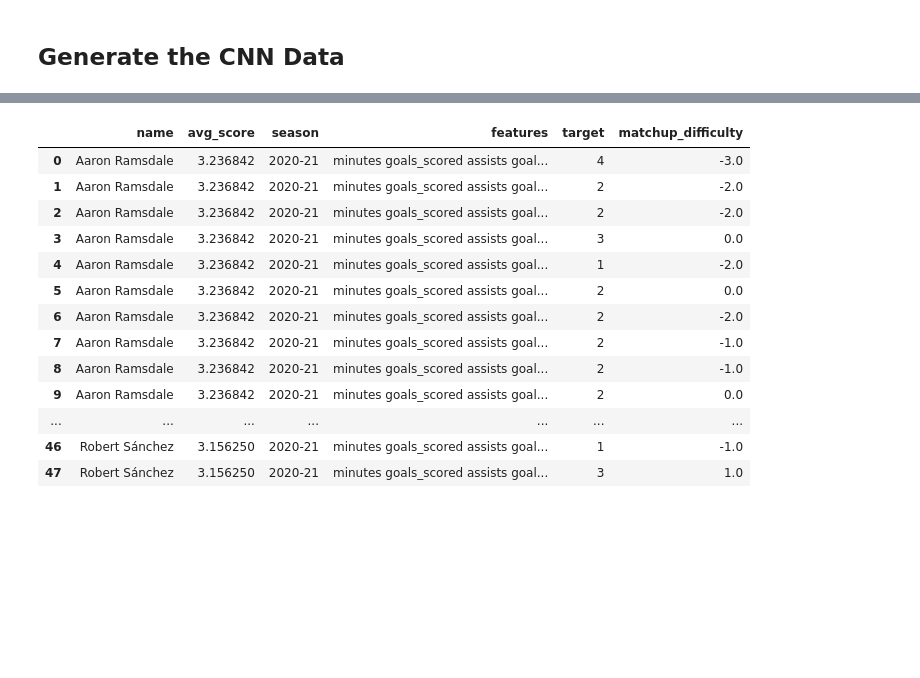
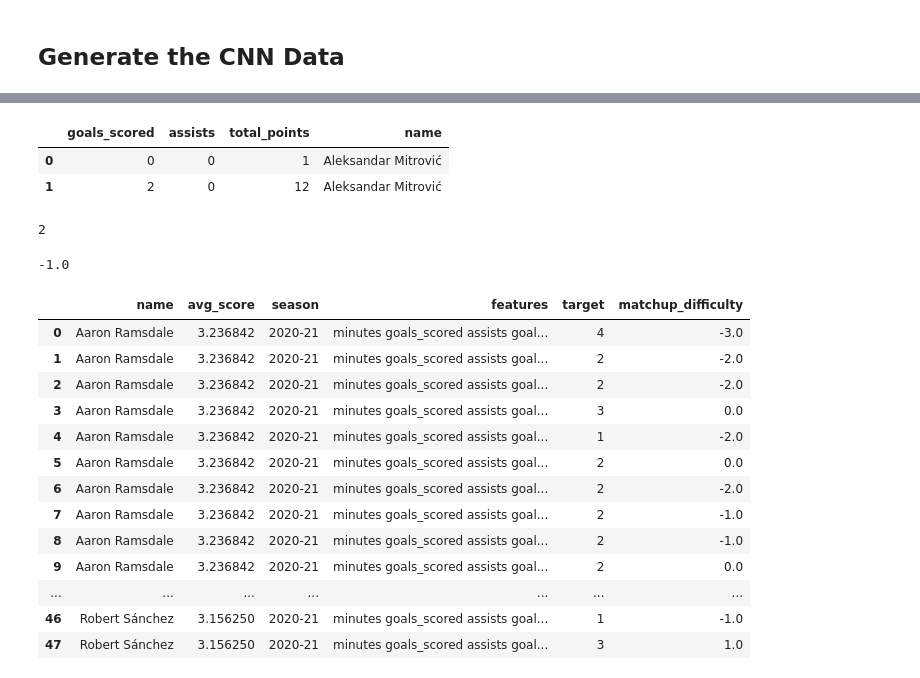
Before and after one commit to danielfrees/mlpremier, a Jupyter notebook: mlpremier/cnn/testing.ipynb, the cells around one changed output, grey strips where cells are left out. Saved outputs shown, nothing was run; the diff lists cells and outputs as text; code cells hidden in the pictures; blank space fills up the shorter version.

```diff
--- a/mlpremier/cnn/testing.ipynb
+++ b/mlpremier/cnn/testing.ipynb
@@ -61,3 +54,13 @@ std                0.0         0.112050   1.530191      3.046584
+# %%
+display(df['features'][0].loc[:, ['goals_scored', 'assists', 'total_points', 'name']])
+display(df['target'][0])
+display(df['matchup_difficulty'][0])
+# %% [output]
+|  | goals_scored | assists | total_points | name |
+| 0 | 0 | 0 | 1 | Aleksandar Mitrović |
+| 1 | 2 | 0 | 12 | Aleksandar Mitrović |
+2
+-1.0
 # %%
 df.loc[0:50]
 # %% [output]
```
Also changed, not shown: parts of 2 cells of this notebook, 3 other files.
